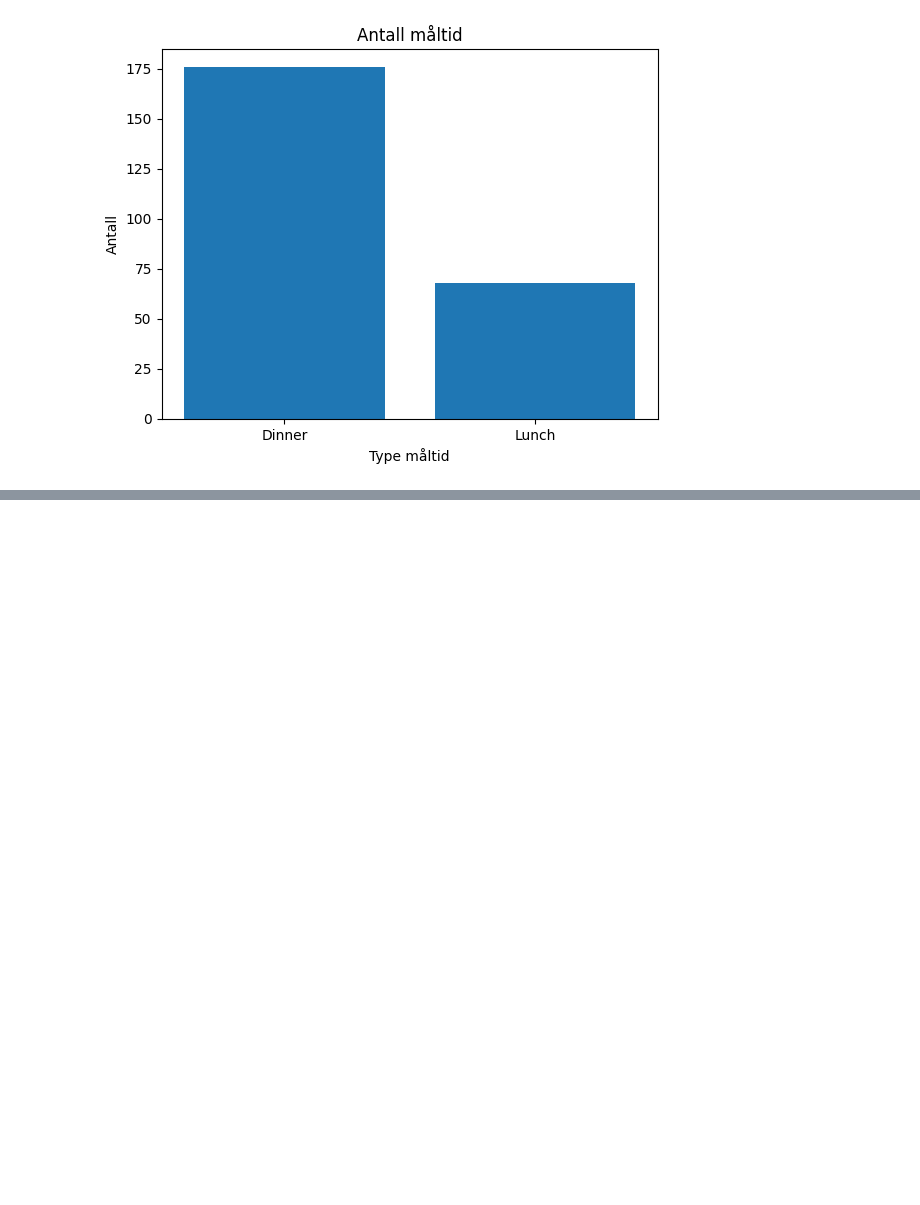
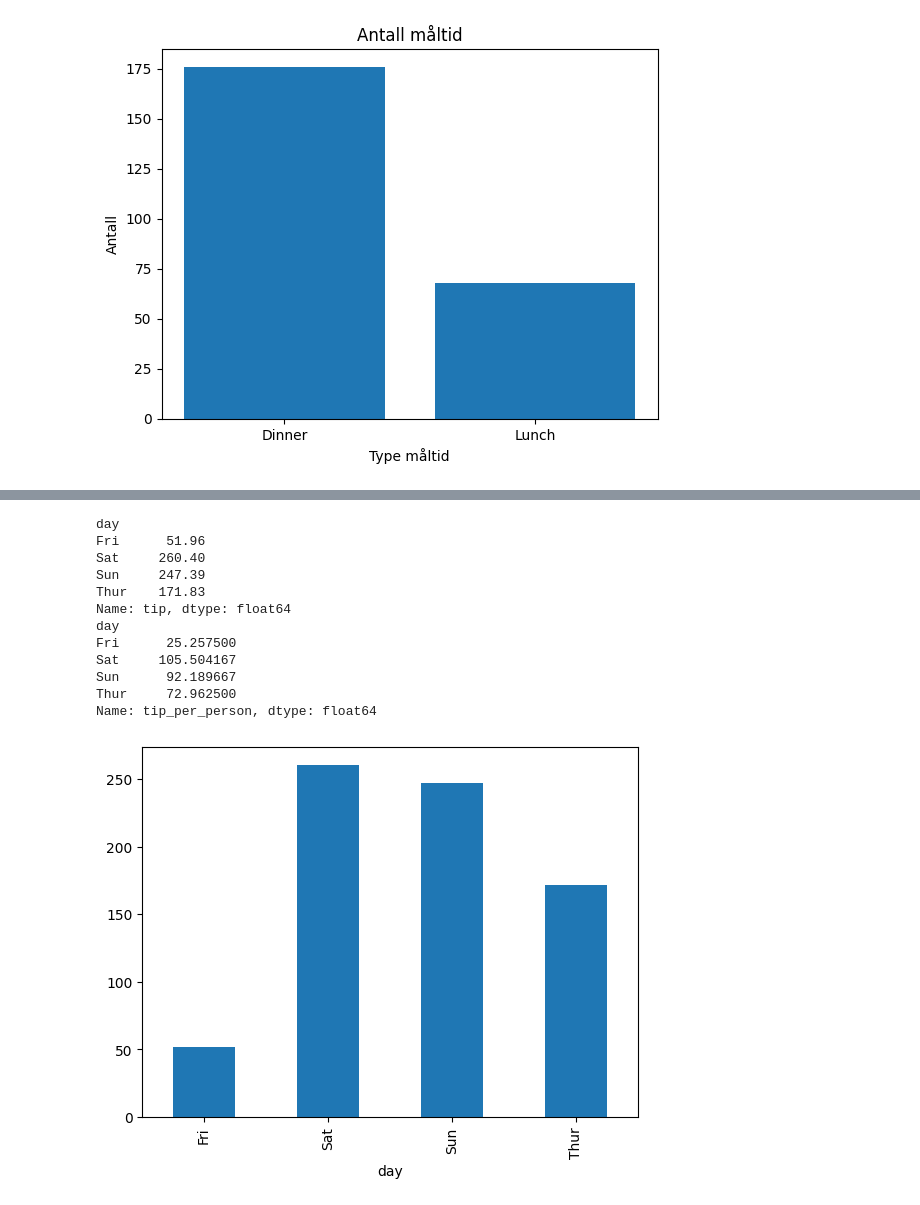
Before and after one commit to hausnes/it2-2024-2025, a Jupyter notebook: datasett/middag-tips/tips.ipynb, the cells around one changed output, grey strips where cells are left out. Drawn from its saved outputs; the diff is of its cells as text; code cells hidden in the pictures; blank space fills up the shorter version.

```diff
--- a/datasett/middag-tips/tips.ipynb
+++ b/datasett/middag-tips/tips.ipynb
@@ -151,3 +154,29 @@ Gjennomsnittlig tips-prosent: 16.08%
 Gjennomsnittlig tips-prosent: 16.08%
 
 Gjennomsnittlig tips-prosent: 16.08%
+# %%
+# Kva dagar er det mest tips på?
+tips_per_day = df.groupby('day')['tip'].sum()
+print(tips_per_day)
+
+# Plott tips per dag
+tips_per_day.plot(kind='bar')
+
+# Kva dagar er det mest tips per person på?
+df['tip_per_person'] = df['tip'] / df['size'] # NB: Lagrar resultatet i ei ny kolonne
+tips_per_person_per_day = df.groupby('day')['tip_per_person'].sum()
+print(tips_per_person_per_day)
+# %% [output]
+day
+Fri      51.96
+Sat     260.40
+Sun     247.39
+Thur    171.83
+Name: tip, dtype: float64
+day
+Fri      25.257500
+Sat     105.504167
+Sun      92.189667
+Thur     72.962500
+Name: tip_per_person, dtype: float64
+[figure, added]
```
Also changed, not shown: parts of 2 cells of this notebook, 1 other file.
